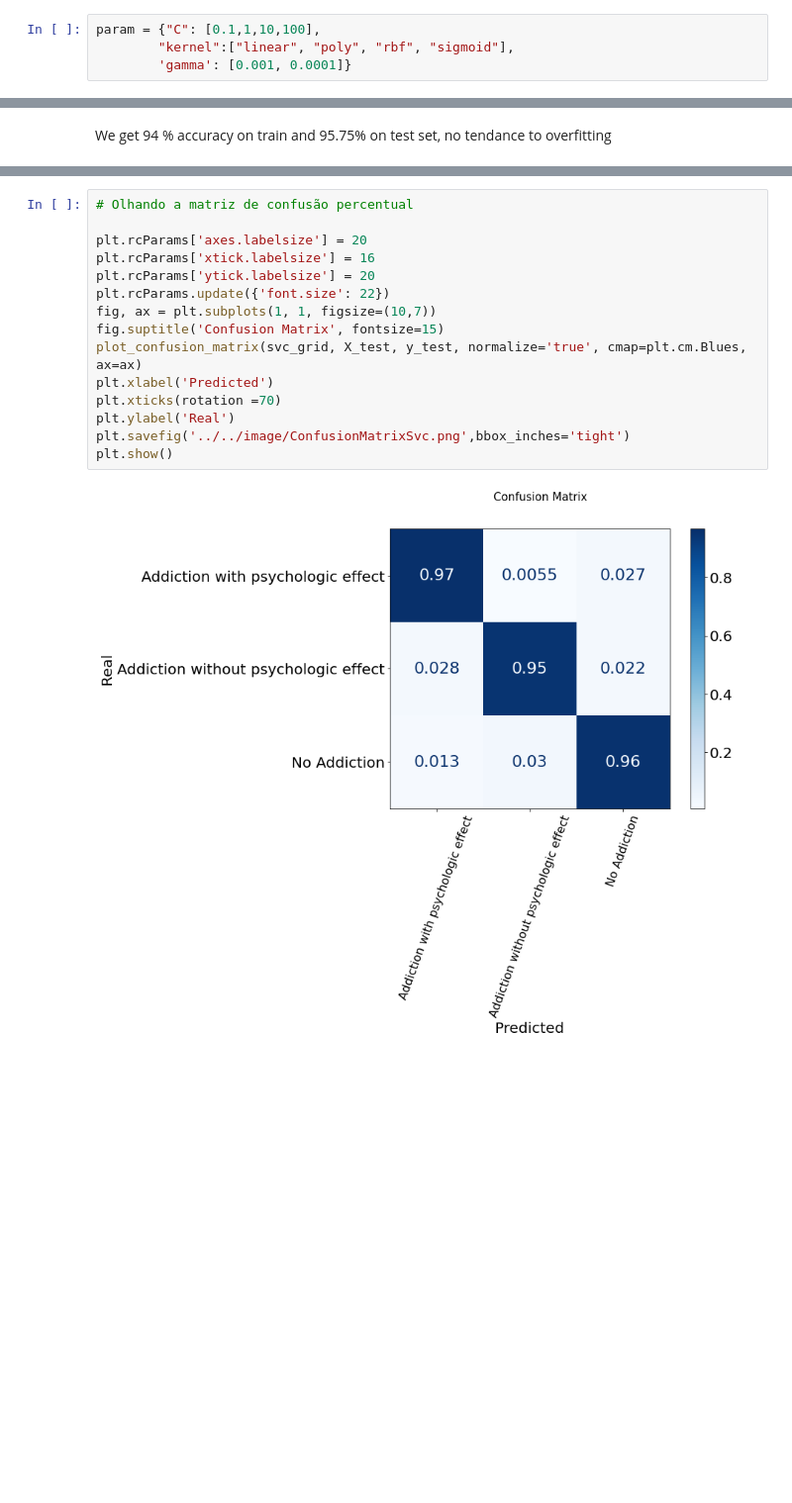
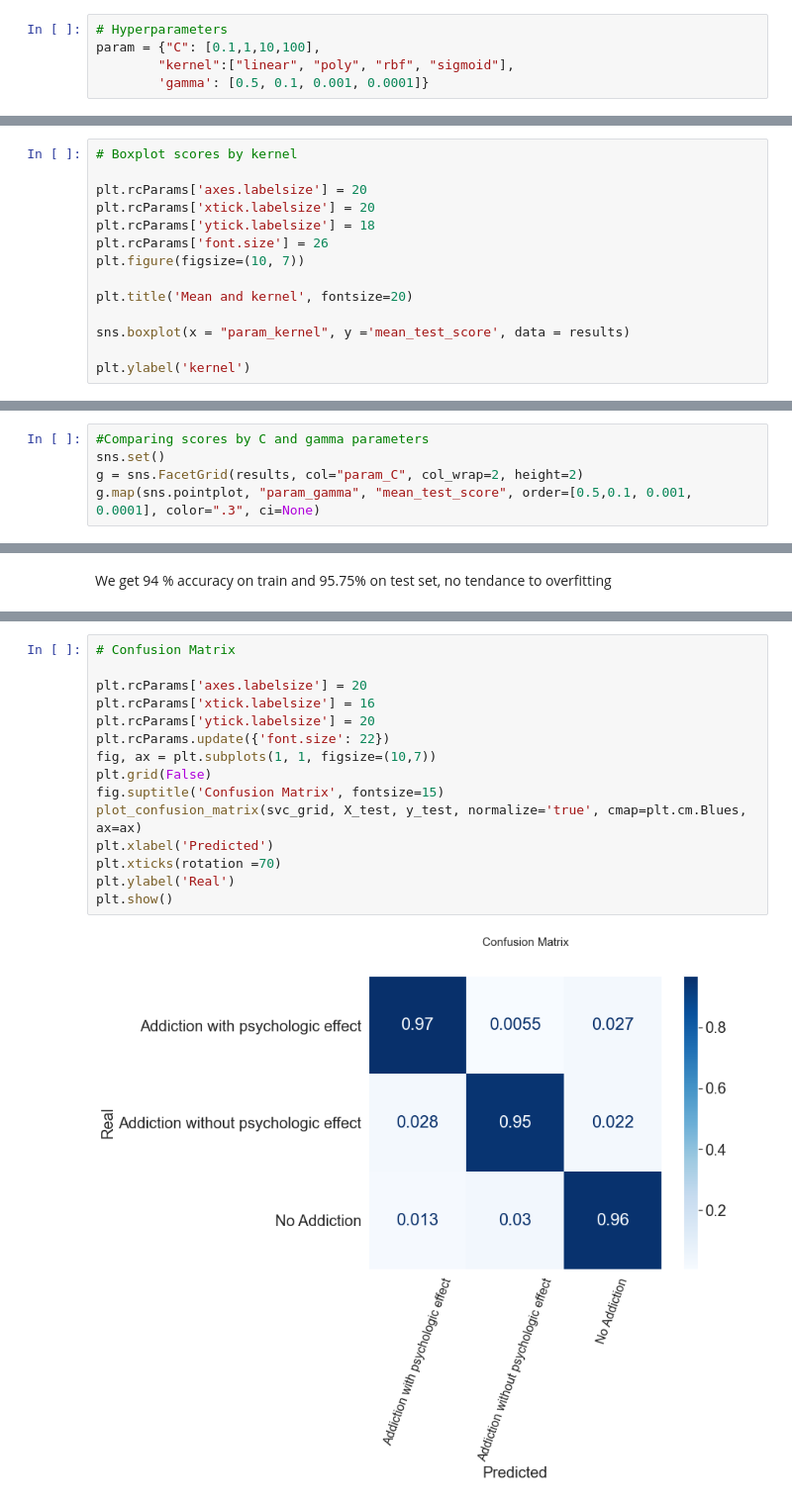
Before and after one commit to Thanujan-Puvikaran/Projet_data_a4, a Jupyter notebook: Projet/Models/SVC.ipynb, the cells around one changed output, grey strips where cells are left out. Shown at 99% size. Saved outputs shown, nothing was run; the diff lists cells and outputs as text; blank space fills up the shorter version.

```diff
--- a/Projet/Models/SVC.ipynb
+++ b/Projet/Models/SVC.ipynb
@@ -39,7 +39,8 @@ X_train, X_test, y_train, y_test = train_test_split(df.drop("Addiction", axis =
 # %% [markdown]
 # Model 1:
 # %%
+# Hyperparameters
 param = {"C": [0.1,1,10,100],
         "kernel":["linear", "poly", "rbf", "sigmoid"],
-        'gamma': [0.001, 0.0001]}
+        'gamma': [0.5, 0.1, 0.001, 0.0001]}
 # %%
@@ -59,0 +73,14 @@ Best parameters {'C': 10, 'gamma': 0.001, 'kernel': 'linear'} with best score 0.
+# %%
+# Boxplot scores by kernel
+
+plt.rcParams['axes.labelsize'] = 20
+plt.rcParams['xtick.labelsize'] = 20
+plt.rcParams['ytick.labelsize'] = 18
+plt.rcParams['font.size'] = 26
+plt.figure(figsize=(10, 7))
+
+plt.title('Mean and kernel', fontsize=20)
+
+sns.boxplot(x = "param_kernel", y ='mean_test_score', data = results)
+
+plt.ylabel('kernel')
@@ -59,0 +90,5 @@ Best parameters {'C': 10, 'gamma': 0.001, 'kernel': 'linear'} with best score 0.
+# %%
+#Comparing scores by C and gamma parameters
+sns.set()
+g = sns.FacetGrid(results, col="param_C", col_wrap=2, height=2)
+g.map(sns.pointplot, "param_gamma", "mean_test_score", order=[0.5,0.1, 0.001, 0.0001], color=".3", ci=None)
@@ -76,19 +120,19 @@ cross
 | No Addiction | 4 | 9 | 285 | 298 |
 | All | 186 | 180 | 294 | 660 |
 # %%
-# Olhando a matriz de confusão percentual
+# Confusion Matrix
 
 plt.rcParams['axes.labelsize'] = 20
 plt.rcParams['xtick.labelsize'] = 16
 plt.rcParams['ytick.labelsize'] = 20
 plt.rcParams.update({'font.size': 22})
 fig, ax = plt.subplots(1, 1, figsize=(10,7))
+plt.grid(False)
 fig.suptitle('Confusion Matrix', fontsize=15)
 plot_confusion_matrix(svc_grid, X_test, y_test, normalize='true', cmap=plt.cm.Blues, ax=ax)
 plt.xlabel('Predicted')
 plt.xticks(rotation =70)
 plt.ylabel('Real')
-plt.savefig('../../image/ConfusionMatrixSvc.png',bbox_inches='tight')
 plt.show()
 # %% [output]
-[figure, old version]
+[figure, new version]
```
Also changed, not shown: parts of 12 cells of this notebook.
